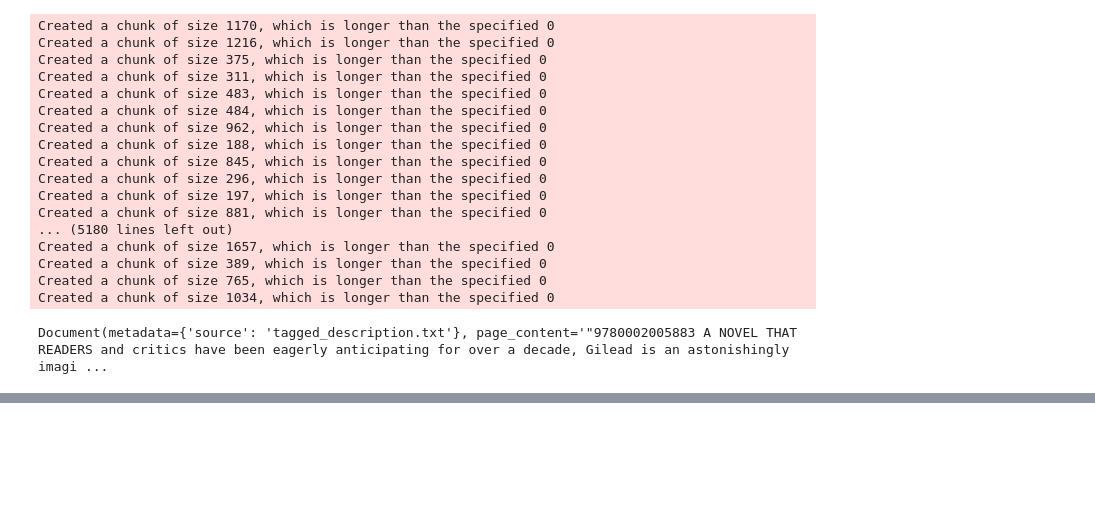
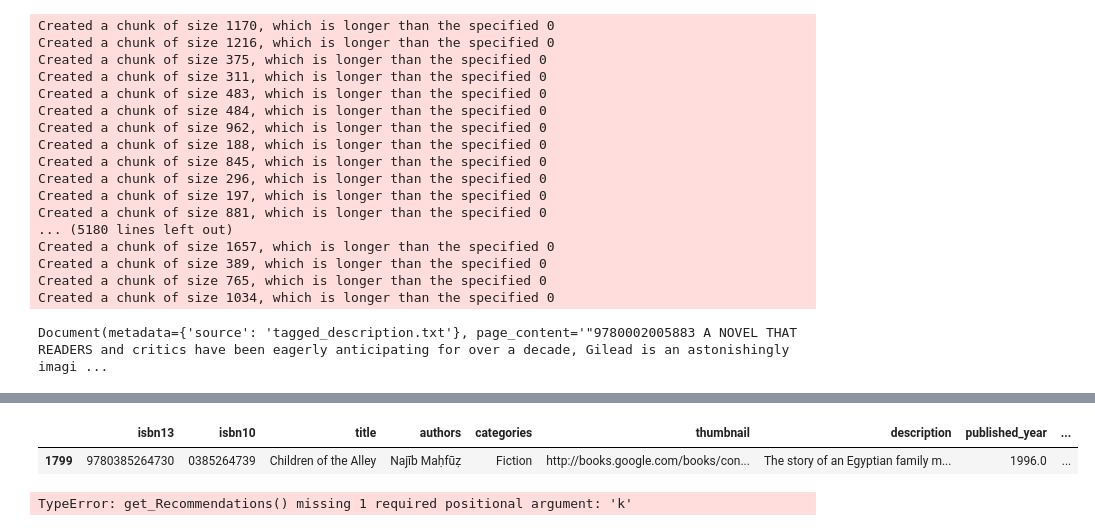
Before and after one commit to Kavinchandar/book_recommendation_LLM, a Jupyter notebook: vector_search.ipynb, the cells around one changed output, grey strips where cells are left out. Saved outputs shown, nothing was run; the diff lists cells and outputs as text; code cells hidden in the pictures; blank space fills up the shorter version.

```diff
--- a/vector_search.ipynb
+++ b/vector_search.ipynb
@@ -83,0 +82,6 @@ API Key from .env: sk-proj-yxQ7LWWxL2L6sUddOquOSrjQUT5oIOkDUlhmyseQaOasCg2n7O-rS
+# %%
+db_books = Chroma.from_documents(documents, OpenAIEmbeddings())
+# %%
+query = 'a book about gods and man'
+results = db_books.similarity_search(query, k=10)
+results
@@ -83,0 +99,22 @@ API Key from .env: sk-proj-yxQ7LWWxL2L6sUddOquOSrjQUT5oIOkDUlhmyseQaOasCg2n7O-rS
+# %%
+isbn = int(results[0].page_content.split()[0].strip())
+filtered_books = books[books["isbn13"] == isbn]
+filtered_books
+# %% [output]
+|  | isbn13 | isbn10 | title | authors | categories | thumbnail | description | published_year | ... |
+| 1799 | 9780385264730 | 0385264739 | Children of the Alley | Najīb Maḥfūẓ | Fiction | http://books.google.com/books/con... | The story of an Egyptian family m... | 1996.0 | ... |
+# %%
+# get recommendations for a given query
+
+def get_Recommendations(query, k = 50) -> pd.DataFrame:
+    results = db_books.similarity_search(query, k)
+    books_list = []
+
+    for i in range(0,len(results)):
+        books_list += [int(results[i].page_content.strip('"').split()[0])]
+
+    return books[books["isbn13"].isin(books_list)].head(k)
+
+get_Recommendations('a book about love')
+# %% [output]
+TypeError: get_Recommendations() missing 1 required positional argument: 'k'
```
Also changed, not shown: parts of 2 cells of this notebook, 1 other file.
